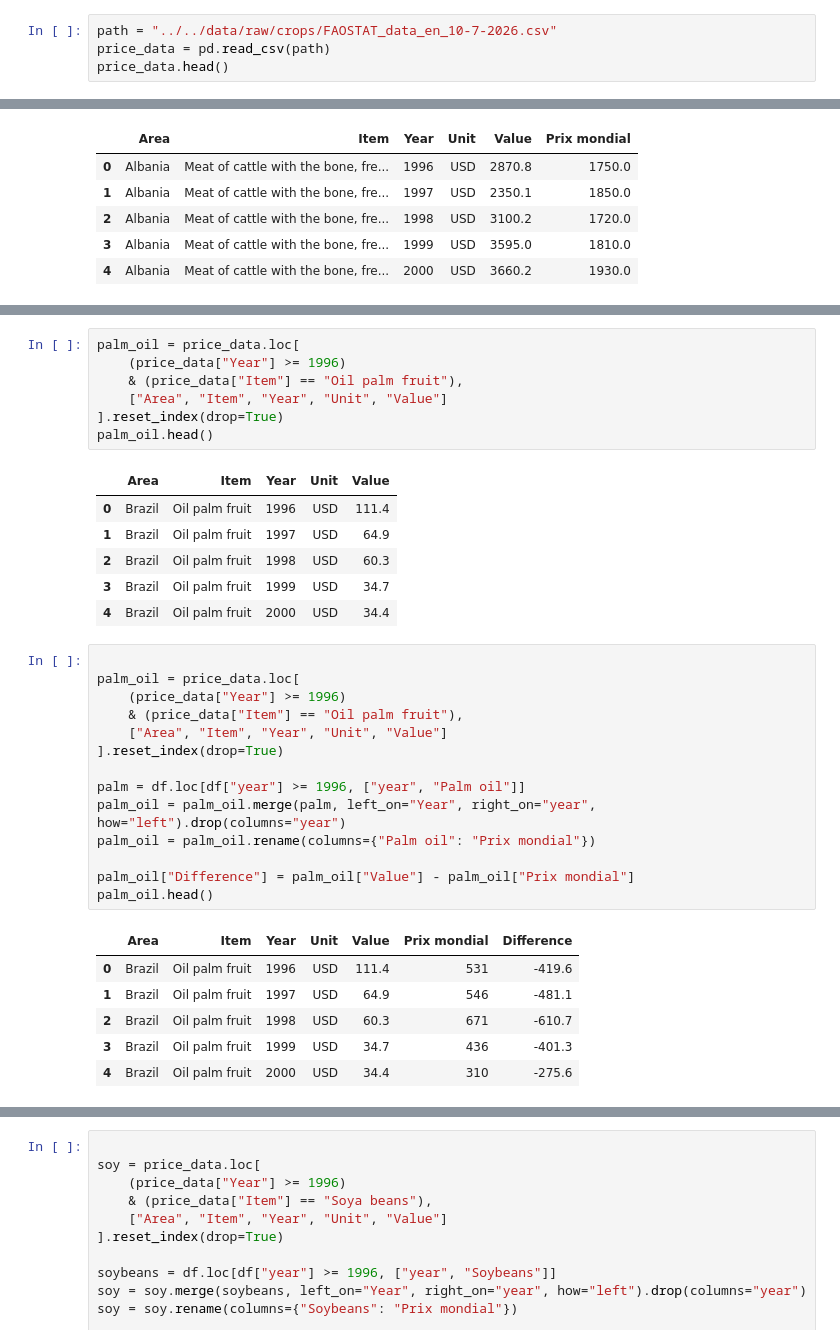
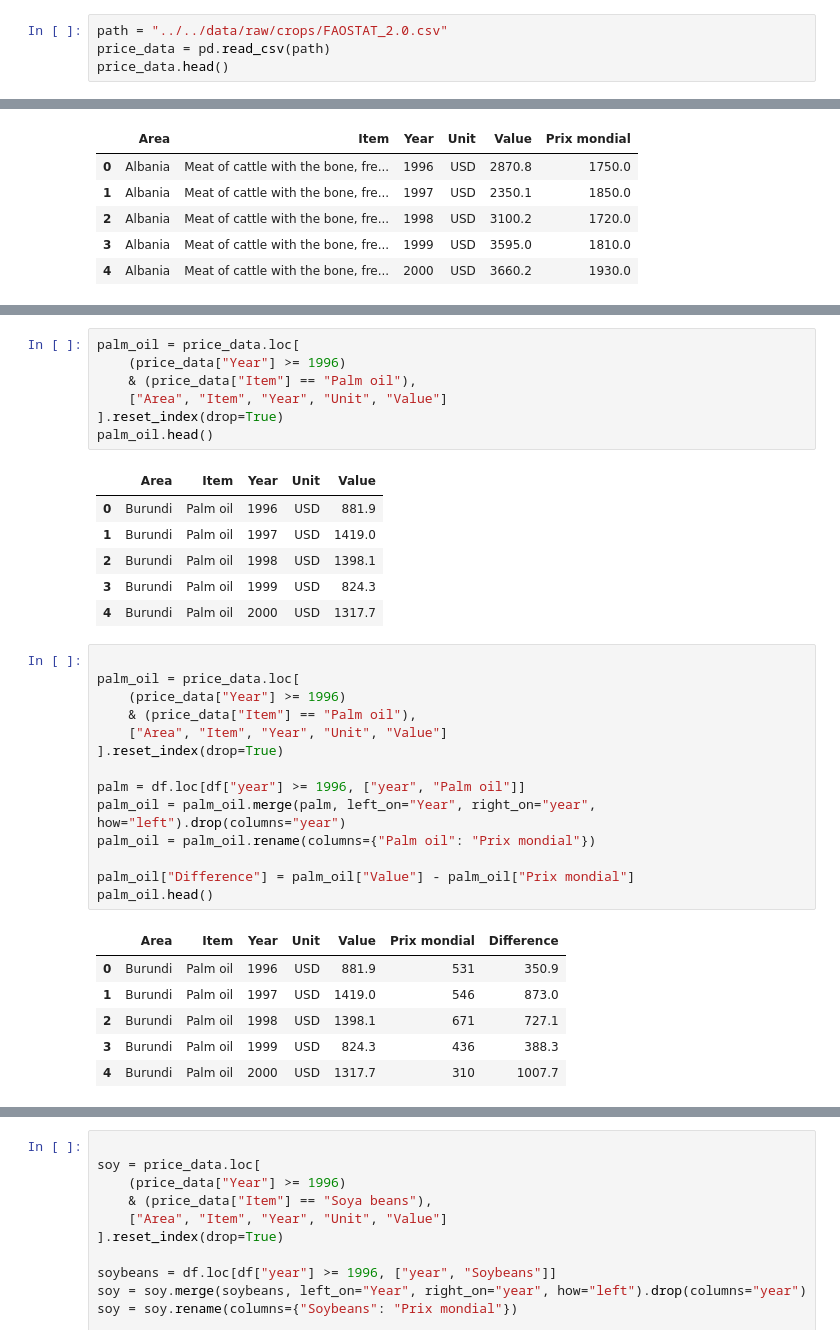
Before and after one commit to AndrewEberhardt/DataScienceProject, a Jupyter notebook: notebooks/david/david.com.price.ipynb, the cells around one changed output, grey strips where cells are left out. Drawn from its saved outputs; the diff is of its cells as text.

```diff
--- a/notebooks/david/david.com.price.ipynb
+++ b/notebooks/david/david.com.price.ipynb
@@ -166,7 +166,7 @@ plt.show()
 # %% [markdown]
 From here we start analysing price per country
 # %%
-path = "../../data/raw/crops/FAOSTAT_data_en_10-7-2026.csv"
+path = "../../data/raw/crops/FAOSTAT_2.0.csv"
 price_data = pd.read_csv(path)
 price_data.head()
 # %% [output]
@@ -227,38 +227,38 @@ cattle.head()
 # %%
 palm_oil = price_data.loc[
     (price_data["Year"] >= 1996)
-    & (price_data["Item"] == "Oil palm fruit"),
+    & (price_data["Item"] == "Palm oil"),
     ["Area", "Item", "Year", "Unit", "Value"]
 ].reset_index(drop=True)
 palm_oil.head()
 # %% [output]
 |  | Area | Item | Year | Unit | Value |
-| 0 | Brazil | Oil palm fruit | 1996 | USD | 111.4 |
-| 1 | Brazil | Oil palm fruit | 1997 | USD | 64.9 |
-| 2 | Brazil | Oil palm fruit | 1998 | USD | 60.3 |
-| 3 | Brazil | Oil palm fruit | 1999 | USD | 34.7 |
-| 4 | Brazil | Oil palm fruit | 2000 | USD | 34.4 |
+| 0 | Burundi | Palm oil | 1996 | USD | 881.9 |
+| 1 | Burundi | Palm oil | 1997 | USD | 1419.0 |
+| 2 | Burundi | Palm oil | 1998 | USD | 1398.1 |
+| 3 | Burundi | Palm oil | 1999 | USD | 824.3 |
+| 4 | Burundi | Palm oil | 2000 | USD | 1317.7 |
 # %%
 
 palm_oil = price_data.loc[
     (price_data["Year"] >= 1996)
-    & (price_data["Item"] == "Oil palm fruit"),
+    & (price_data["Item"] == "Palm oil"),
     ["Area", "Item", "Year", "Unit", "Value"]
 ].reset_index(drop=True)
 
 palm = df.loc[df["year"] >= 1996, ["year", "Palm oil"]]
 palm_oil = palm_oil.merge(palm, left_on="Year", right_on="year", how="left").drop(columns="year")
 palm_oil = palm_oil.rename(columns={"Palm oil": "Prix mondial"})
 
 palm_oil["Difference"] = palm_oil["Value"] - palm_oil["Prix mondial"]
 palm_oil.head()
 # %% [output]
 |  | Area | Item | Year | Unit | Value | Prix mondial | Difference |
-| 0 | Brazil | Oil palm fruit | 1996 | USD | 111.4 | 531 | -419.6 |
-| 1 | Brazil | Oil palm fruit | 1997 | USD | 64.9 | 546 | -481.1 |
-| 2 | Brazil | Oil palm fruit | 1998 | USD | 60.3 | 671 | -610.7 |
-| 3 | Brazil | Oil palm fruit | 1999 | USD | 34.7 | 436 | -401.3 |
-| 4 | Brazil | Oil palm fruit | 2000 | USD | 34.4 | 310 | -275.6 |
+| 0 | Burundi | Palm oil | 1996 | USD | 881.9 | 531 | 350.9 |
+| 1 | Burundi | Palm oil | 1997 | USD | 1419.0 | 546 | 873.0 |
+| 2 | Burundi | Palm oil | 1998 | USD | 1398.1 | 671 | 727.1 |
+| 3 | Burundi | Palm oil | 1999 | USD | 824.3 | 436 | 388.3 |
+| 4 | Burundi | Palm oil | 2000 | USD | 1317.7 | 310 | 1007.7 |
 # %%
 soy = price_data.loc[
     (price_data["Year"] >= 1996)
```
Also changed, not shown: parts of 22 cells of this notebook.
